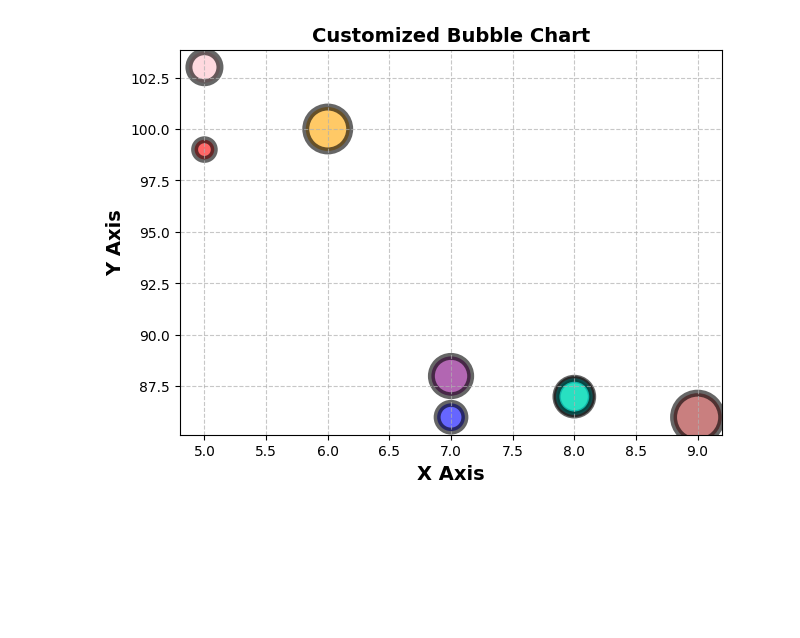
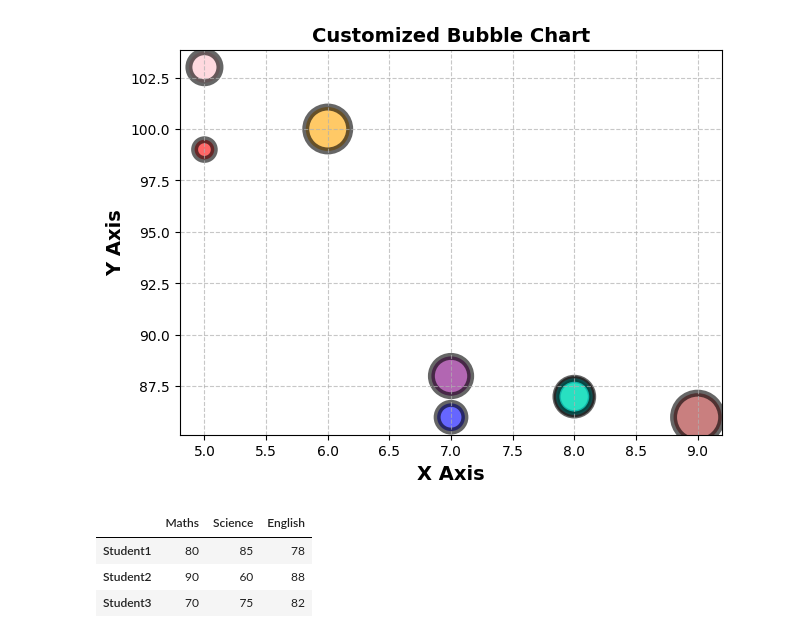
Before and after one commit to arunrajput1836-ui/data-visualization-, a Jupyter notebook: matplotlib.ipynb, the cells around one changed output. Cells and saved outputs as stored; diff of their text form; code cells hidden in the pictures; blank space fills up the shorter version.

```diff
--- a/matplotlib.ipynb
+++ b/matplotlib.ipynb
@@ -180,3 +180,19 @@ plt.grid(linestyle="--", alpha=0.7)
 plt.show()
 # %% [output]
 [figure]
+# %%
+import pandas as pd
+import matplotlib.pyplot as plt
+import seaborn as sns
+data1= {
+    "Maths": [80, 90, 70],
+    "Science": [85, 60, 75],
+    "English": [78, 88, 82]
+}
+data1 = pd.DataFrame(data1, index=["Student1", "Student2", "Student3"])
+data1
+# %% [output]
+|  | Maths | Science | English |
+| Student1 | 80 | 85 | 78 |
+| Student2 | 90 | 60 | 88 |
+| Student3 | 70 | 75 | 82 |
```
Also changed, not shown: parts of 1 cell of this notebook.
